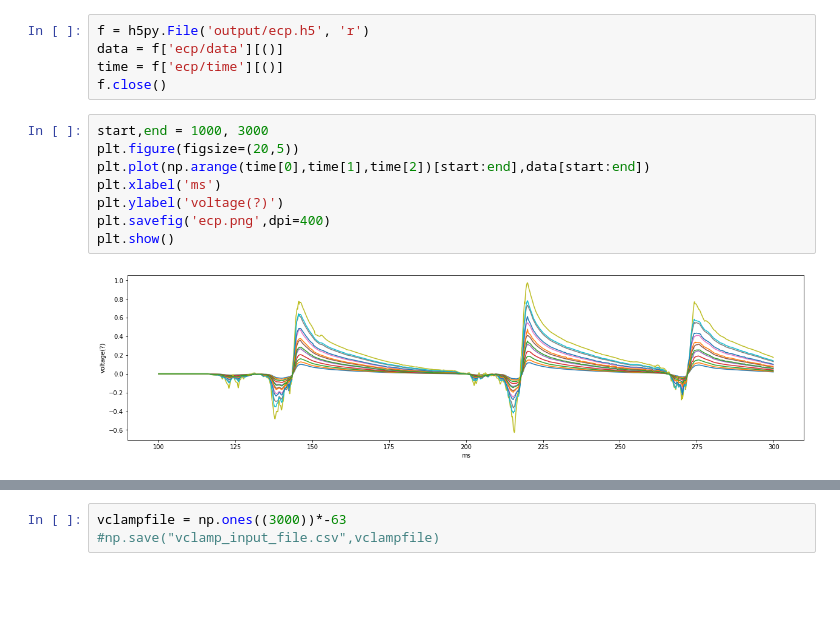
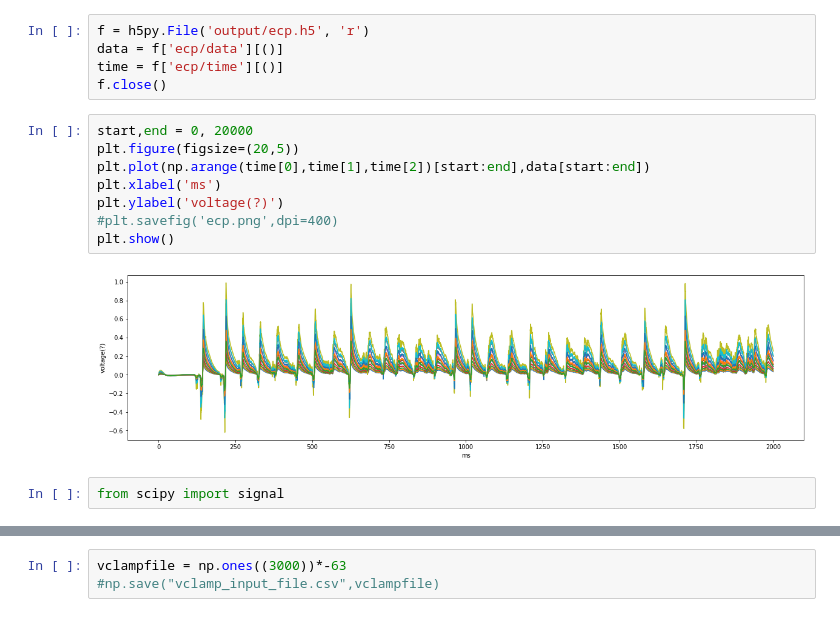
Before and after one commit to ddopp4877/CA1_model, a Jupyter notebook: CA1_exploration.ipynb, the cells around one changed output, grey strips where cells are left out. Drawn from its saved outputs; the diff is of its cells as text; blank space fills up the shorter version.

```diff
--- a/CA1_exploration.ipynb
+++ b/CA1_exploration.ipynb
@@ -395,12 +395,14 @@ data = f['ecp/data'][()]
 time = f['ecp/time'][()]
 f.close()
 # %%
-start,end = 1000, 3000
+start,end = 0, 20000
 plt.figure(figsize=(20,5))
 plt.plot(np.arange(time[0],time[1],time[2])[start:end],data[start:end])
 plt.xlabel('ms')
 plt.ylabel('voltage(?)')
-plt.savefig('ecp.png',dpi=400)
+#plt.savefig('ecp.png',dpi=400)
 plt.show()
 # %% [output]
-[figure, old version]
+[figure, new version]
+# %%
+from scipy import signal
```
Also changed, not shown: parts of 30 cells of this notebook, 12 other files.
